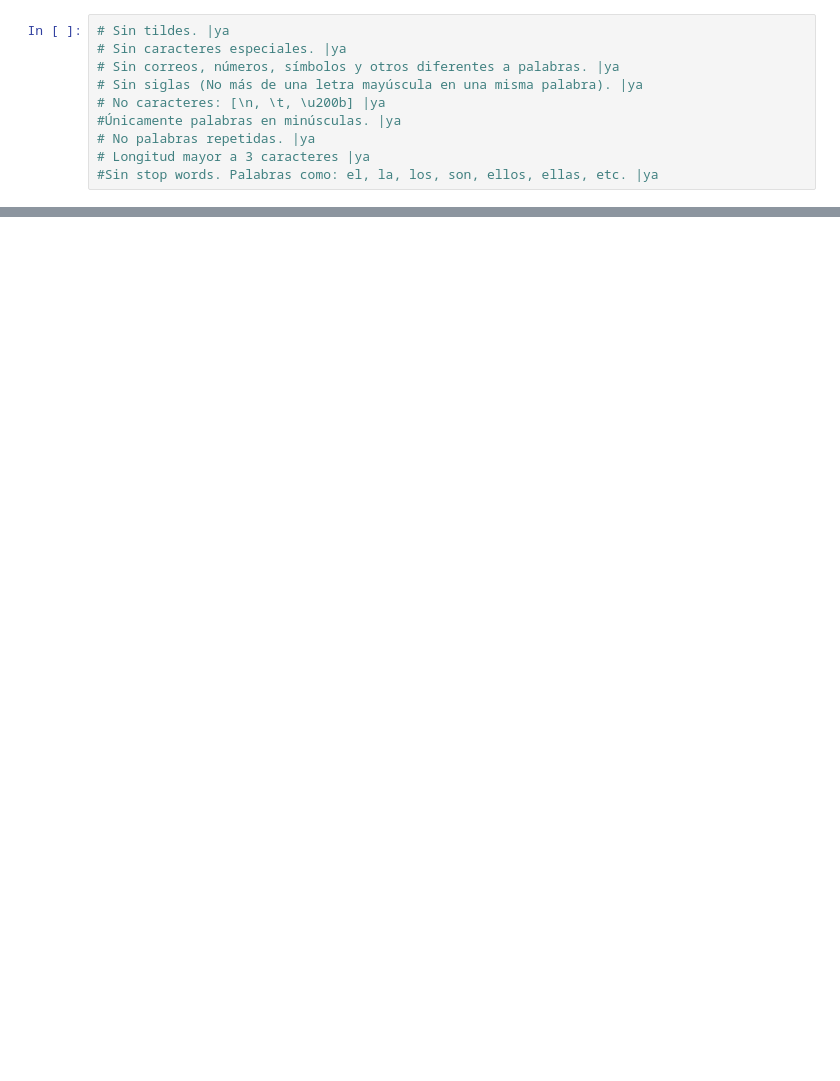
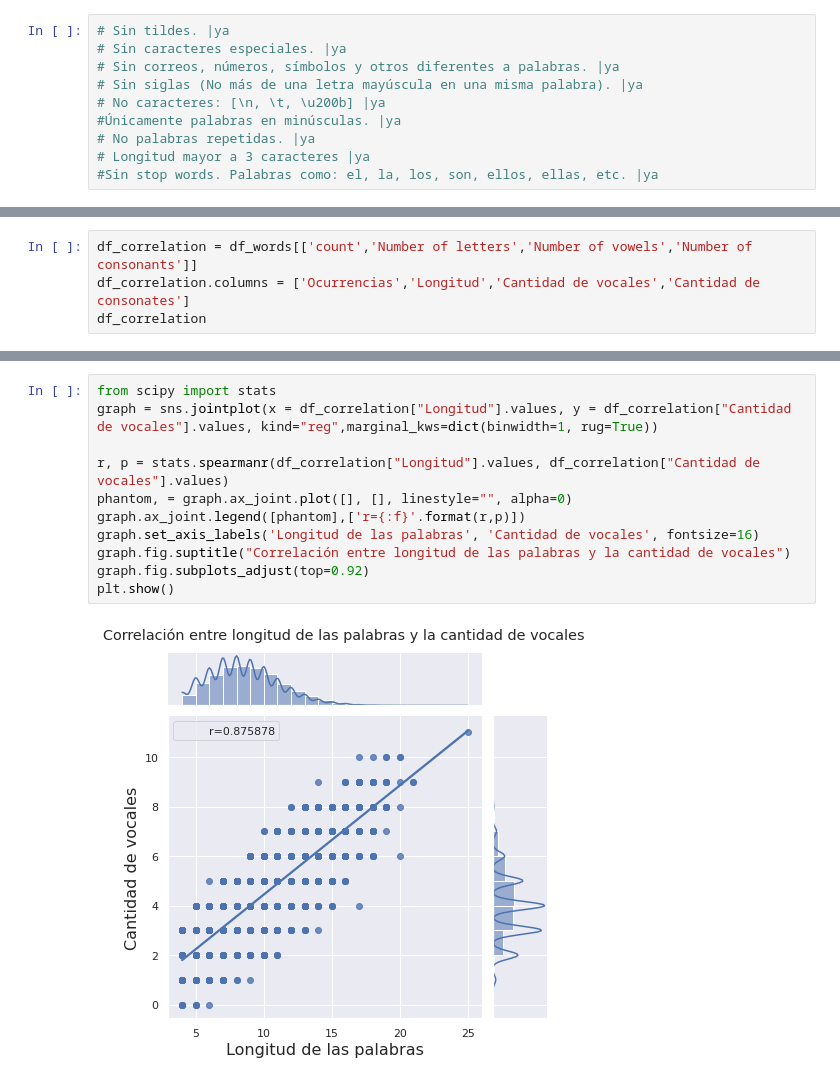
Before and after one commit to jorgedcb/reto_bi, a Jupyter notebook: prueba_bi.ipynb, the cells around one changed output, grey strips where cells are left out. Saved outputs shown, nothing was run; the diff lists cells and outputs as text; blank space fills up the shorter version.

```diff
--- a/prueba_bi.ipynb
+++ b/prueba_bi.ipynb
@@ -353,0 +133,4 @@ plt.show()
+# %%
+df_correlation = df_words[['count','Number of letters','Number of vowels','Number of consonants']]
+df_correlation.columns = ['Ocurrencias','Longitud','Cantidad de vocales','Cantidad de consonates']
+df_correlation
@@ -353,0 +151,13 @@ plt.show()
+# %%
+from scipy import stats
+graph = sns.jointplot(x = df_correlation["Longitud"].values, y = df_correlation["Cantidad de vocales"].values, kind="reg",marginal_kws=dict(binwidth=1, rug=True))
+
+r, p = stats.spearmanr(df_correlation["Longitud"].values, df_correlation["Cantidad de vocales"].values)
+phantom, = graph.ax_joint.plot([], [], linestyle="", alpha=0)
+graph.ax_joint.legend([phantom],['r={:f}'.format(r,p)])
+graph.set_axis_labels('Longitud de las palabras', 'Cantidad de vocales', fontsize=16)
+graph.fig.suptitle("Correlación entre longitud de las palabras y la cantidad de vocales")
+graph.fig.subplots_adjust(top=0.92)
+plt.show()
+# %% [output]
+[figure, added]
```
Also changed, not shown: parts of 51 cells of this notebook.
